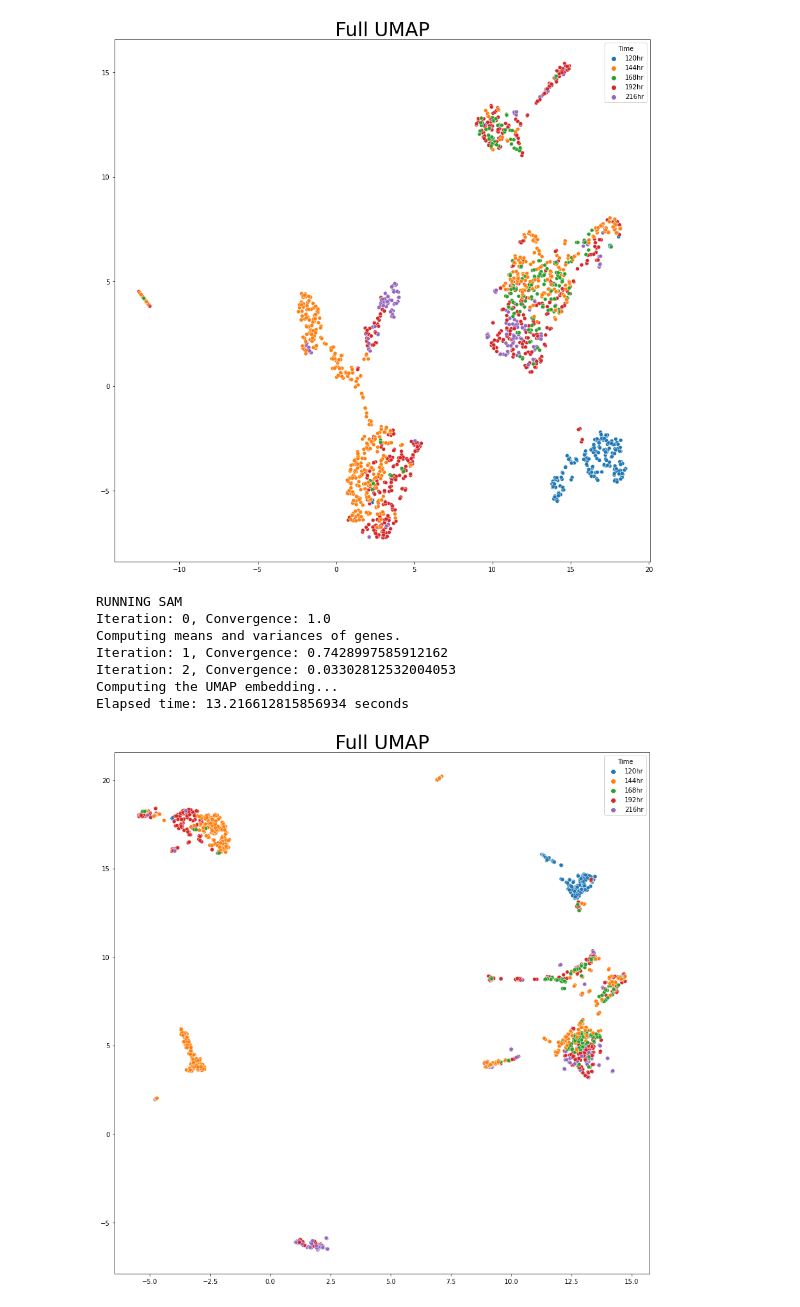
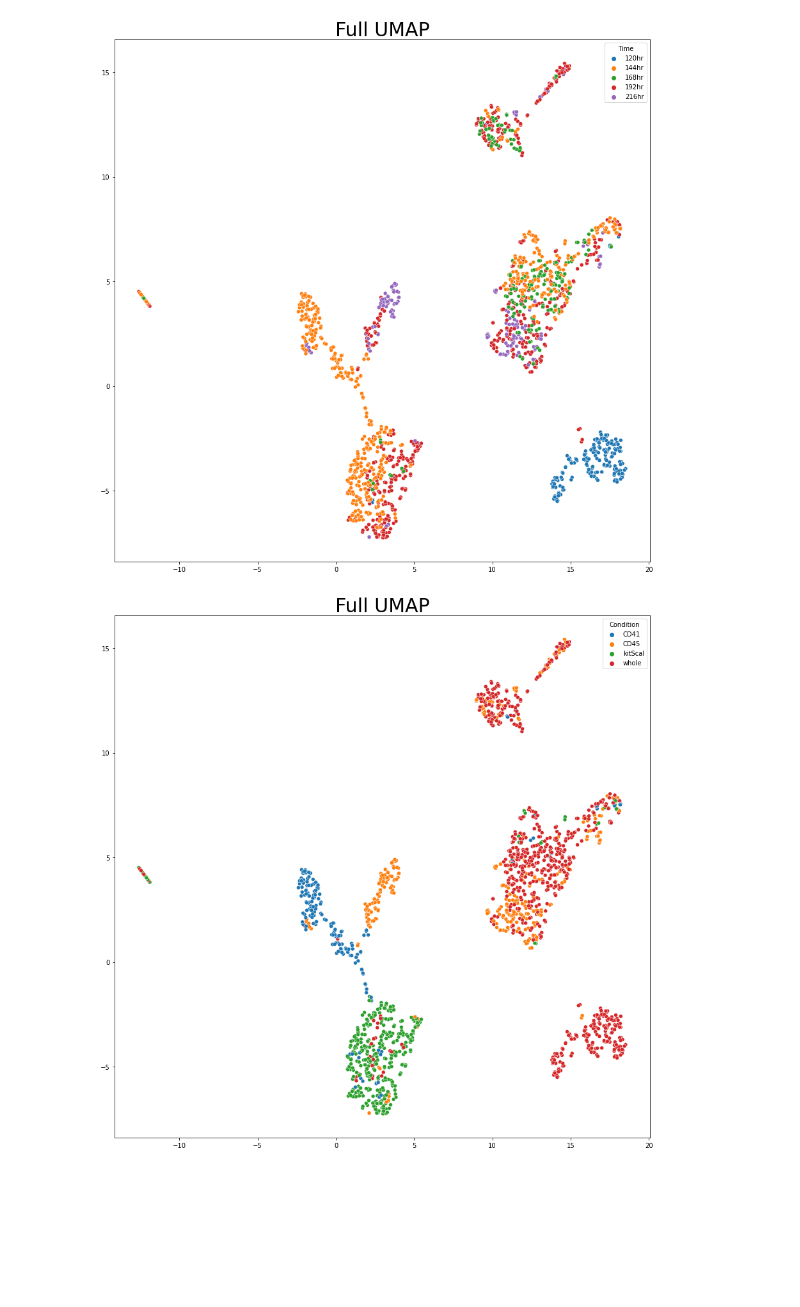
Before and after one commit to dsb-lab/blood_gastruloids, a Jupyter notebook: Analysis/3_Dimensionality_reduction_and_batch_correction.ipynb, the cells around one changed output. Cells and saved outputs as stored; diff of their text form; code cells hidden in the pictures; blank space fills up the shorter version.

```diff
--- a/Analysis/3_Dimensionality_reduction_and_batch_correction.ipynb
+++ b/Analysis/3_Dimensionality_reduction_and_batch_correction.ipynb
@@ -108,18 +96,14 @@ fig.savefig("plots/UMAP_projection_Time.png")
 # %%
 fig,ax = plt.subplots(1,1,figsize=[15,15])
 
-scp.external.tl.sam(adata)
+scp.pp.neighbors(adata,metric="correlation",n_pcs=20,knn=20)
+scp.tl.umap(adata)
 
-sns.scatterplot(x=adata.obsm["X_umap"][:,0],y=adata.obsm["X_umap"][:,1],hue=adata.obs["Time"],ax=ax)
+adata.write("results/QC.h5ad")
+
+sns.scatterplot(x=adata.obsm["X_umap"][:,0],y=adata.obsm["X_umap"][:,1],hue=adata.obs["Condition"],ax=ax)
 ax.set_title("Full UMAP",fontsize=30)
 
-fig.savefig("plots/SAM_UMAP_projection_Time.png")
+fig.savefig("plots/UMAP_global_Condition.png")
 # %% [output]
-RUNNING SAM
-Iteration: 0, Convergence: 1.0
-Computing means and variances of genes.
-Iteration: 1, Convergence: 0.7428997585912162
-Iteration: 2, Convergence: 0.03302812532004053
-Computing the UMAP embedding...
-Elapsed time: 13.216612815856934 seconds
-[figure, old version]
+[figure, new version]
```
Also changed, not shown: parts of 2 cells of this notebook, 10 other files.
